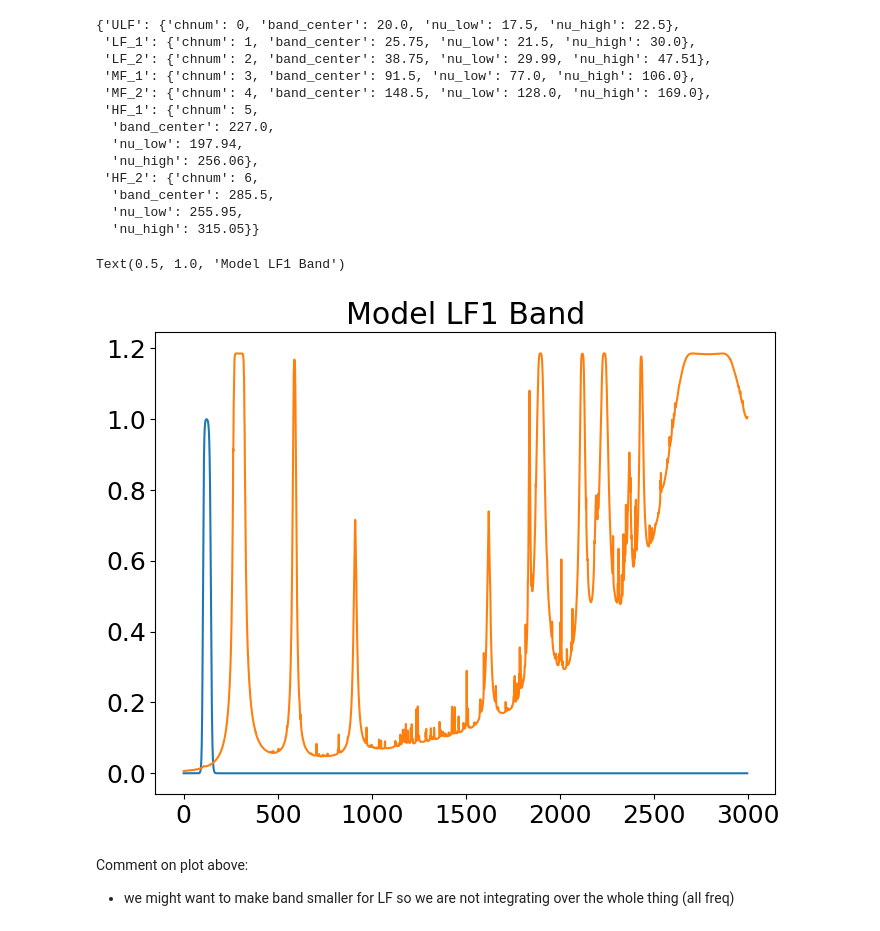
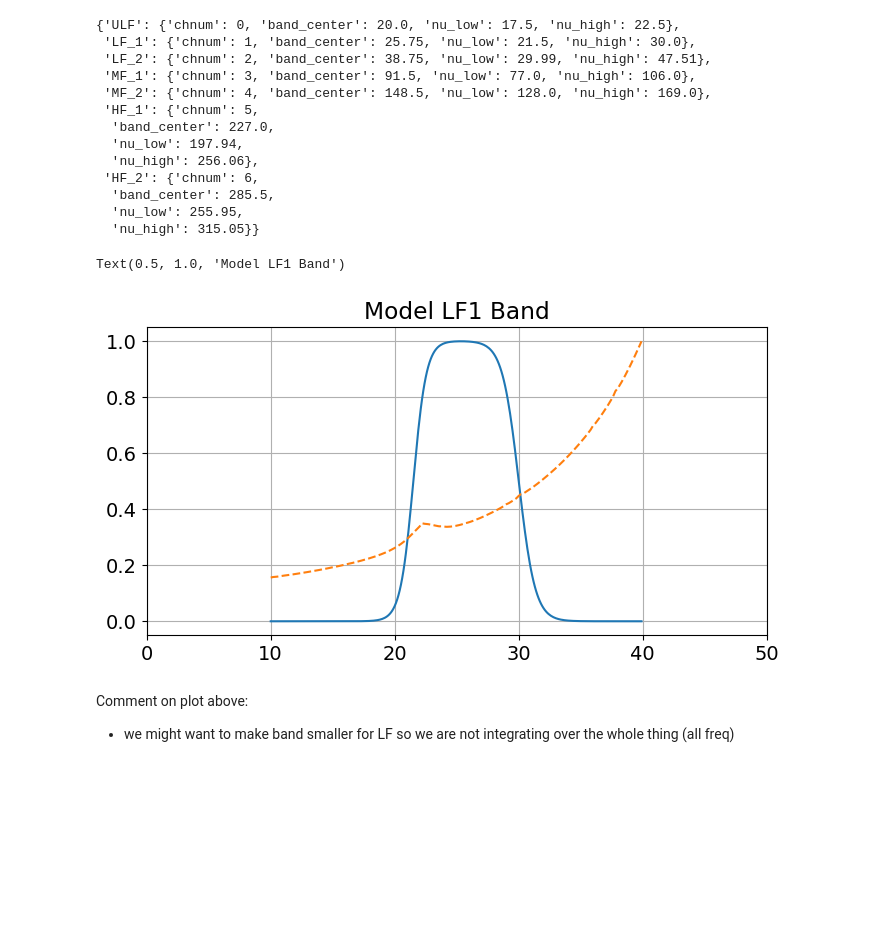
Before and after one commit to JohnRuhl/Atmos_pwv_flucts, a Jupyter notebook: Atmos_pwv_flucts.ipynb, the cells around one changed output. Saved outputs shown, nothing was run; the diff lists cells and outputs as text; code cells hidden in the pictures; blank space fills up the shorter version.

Commit message:
added an example interpolation to set up limited frequency range

```diff
--- a/Atmos_pwv_flucts.ipynb
+++ b/Atmos_pwv_flucts.ipynb
@@ -159,17 +159,26 @@ sim['channels']
   'nu_high': 315.05}}
 # %%
 #test run to see band shape with logistic model
+# Create our own frequency vector, over which we'll integrate.
+# Make the logistic band model directly on that vector.
+# Interpolate the atmospheric Tb's to that vector.
+
+nuvec = np.arange(10,40,0.1) # frequency vector, interpolate atmos to this.
 dnu= sim['channels']['LF_1']['nu_high']-sim['channels']['LF_1']['nu_low']
-#print(dnu)
-model1=logistic_bandmodel(atmos['Pole'][300][0], sim['channels']['LF_1']['band_center'], dnu, 2, 0.7)
+bandcenter = sim['channels']['LF_1']['band_center']
+bandmodel = logistic_bandmodel(nuvec, bandcenter, dnu, 2.0, 0.7)
+nu_atmos = atmos['Pole'][300][0]
+Tb_atmos = atmos['Pole'][300][1]
+Tb_interp = np.interp(nuvec,nu_atmos,Tb_atmos)
 
-plt.plot(model1)
-plt.plot(atmos['Pole'][300][1]/200)
-#plt.xlim(0,350)
+plt.plot(nuvec,bandmodel)
+plt.plot(nuvec,Tb_interp/np.max(Tb_interp),'--')
+plt.xlim(0,50)
+plt.grid()
 plt.title('Model LF1 Band')
 # %% [output]
 Text(0.5, 1.0, 'Model LF1 Band')
-[figure, old version]
+[figure, new version]
 # %% [markdown]
 Comment on plot above:
 
```
